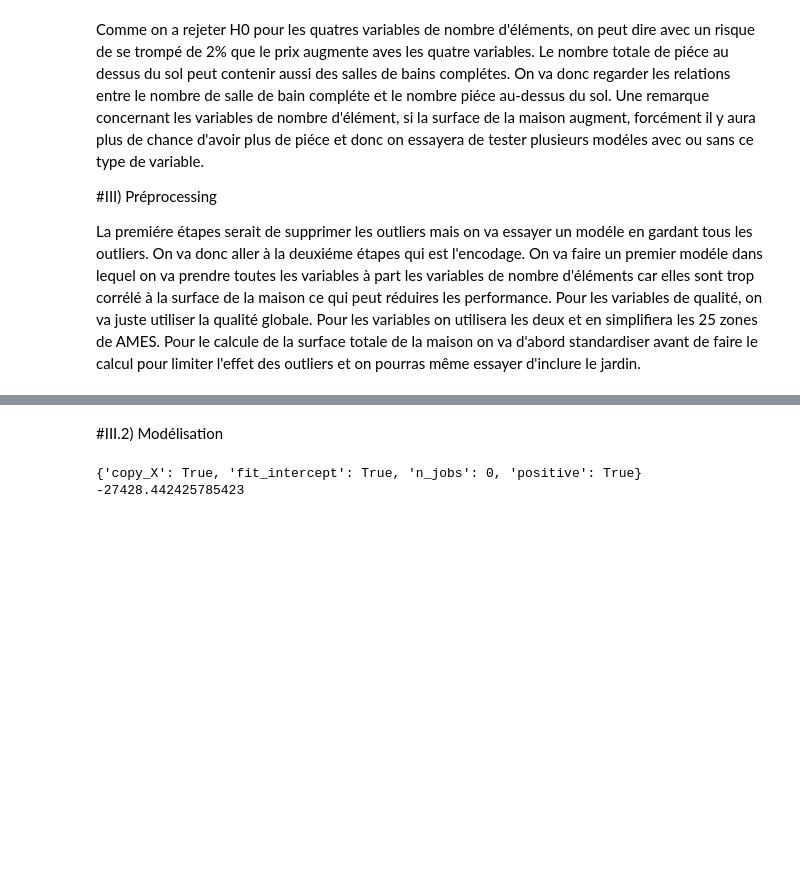
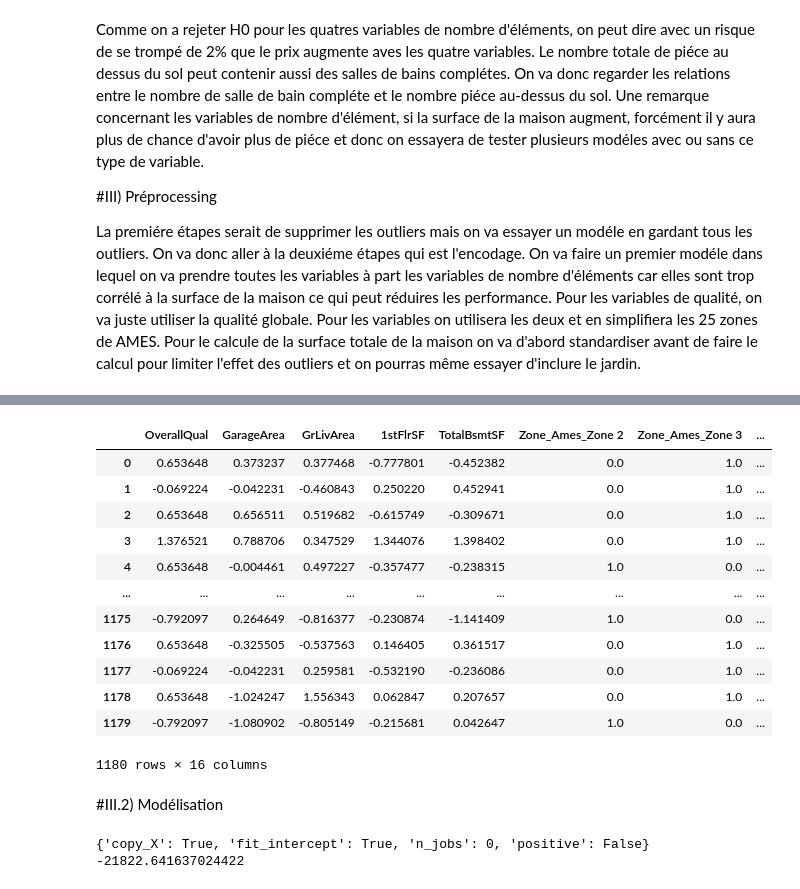
Before and after one commit to fmazur57u/Prediction_prix_immobilier, a Jupyter notebook: projet_prix_immobilier.ipynb, the cells around one changed output, grey strips where cells are left out. Cells and saved outputs as stored; diff of their text form; code cells hidden in the pictures; blank space fills up the shorter version.

```diff
--- a/projet_prix_immobilier.ipynb
+++ b/projet_prix_immobilier.ipynb
@@ -1371,0 +1395,3 @@ PearsonRResult(statistic=np.float64(0.7702948761979092), pvalue=np.float64(2.031
+# %%
+pipeline = make_pipeline(partie_1, partie_2, partie_final)
+pipeline
@@ -1372,3 +1421,20 @@ PearsonRResult(statistic=np.float64(0.7702948761979092), pvalue=np.float64(2.031
+# %%
+final_column = pipeline.fit_transform(X_train_set_copy)
+final_column
+# %% [output]
+|  | OverallQual | GarageArea | GrLivArea | 1stFlrSF | TotalBsmtSF | Zone_Ames_Zone 2 | Zone_Ames_Zone 3 | ... |
+| 0 | 0.653648 | 0.373237 | 0.377468 | -0.777801 | -0.452382 | 0.0 | 1.0 | ... |
+| 1 | -0.069224 | -0.042231 | -0.460843 | 0.250220 | 0.452941 | 0.0 | 1.0 | ... |
+| 2 | 0.653648 | 0.656511 | 0.519682 | -0.615749 | -0.309671 | 0.0 | 1.0 | ... |
+| 3 | 1.376521 | 0.788706 | 0.347529 | 1.344076 | 1.398402 | 0.0 | 1.0 | ... |
+| 4 | 0.653648 | -0.004461 | 0.497227 | -0.357477 | -0.238315 | 1.0 | 0.0 | ... |
+| ... | ... | ... | ... | ... | ... | ... | ... | ... |
+| 1175 | -0.792097 | 0.264649 | -0.816377 | -0.230874 | -1.141409 | 1.0 | 0.0 | ... |
+| 1176 | 0.653648 | -0.325505 | -0.537563 | 0.146405 | 0.361517 | 0.0 | 1.0 | ... |
+| 1177 | -0.069224 | -0.042231 | 0.259581 | -0.532190 | -0.236086 | 0.0 | 1.0 | ... |
+| 1178 | 0.653648 | -1.024247 | 1.556343 | 0.062847 | 0.207657 | 0.0 | 1.0 | ... |
+| 1179 | -0.792097 | -1.080902 | -0.805149 | -0.215681 | 0.042647 | 1.0 | 0.0 | ... |
+1180 rows × 16 columns
 # %% [markdown]
 #III.2) Modélisation
 # %%
@@ -1384,13 +1450,13 @@ param_grid = {
     "positive": [True, False]
 }
 
-grid_search = GridSearchCV(estimator=LinearRegression(), param_grid=param_grid, cv=5, scoring='neg_mean_absolute_error', n_jobs=-1)
-grid_search.fit(final_column, y_train)
-print(grid_search.best_params_)
-print(grid_search.best_score_)
+grid_search_linear = GridSearchCV(estimator=LinearRegression(), param_grid=param_grid, cv=5, scoring='neg_mean_absolute_error', n_jobs=-1)
+grid_search_linear.fit(final_column, y_train)
+print(grid_search_linear.best_params_)
+print(grid_search_linear.best_score_)
 # %% [output]
-{'copy_X': True, 'fit_intercept': True, 'n_jobs': 0, 'positive': True}
--27428.442425785423
+{'copy_X': True, 'fit_intercept': True, 'n_jobs': 0, 'positive': False}
+-21822.641637024422
 # %%
 param_grid = {
     'criterion': ["squared_error", "friedman_mse", "absolute_error", "poisson"],
```
Also changed, not shown: parts of 22 cells of this notebook, 1 other file.
